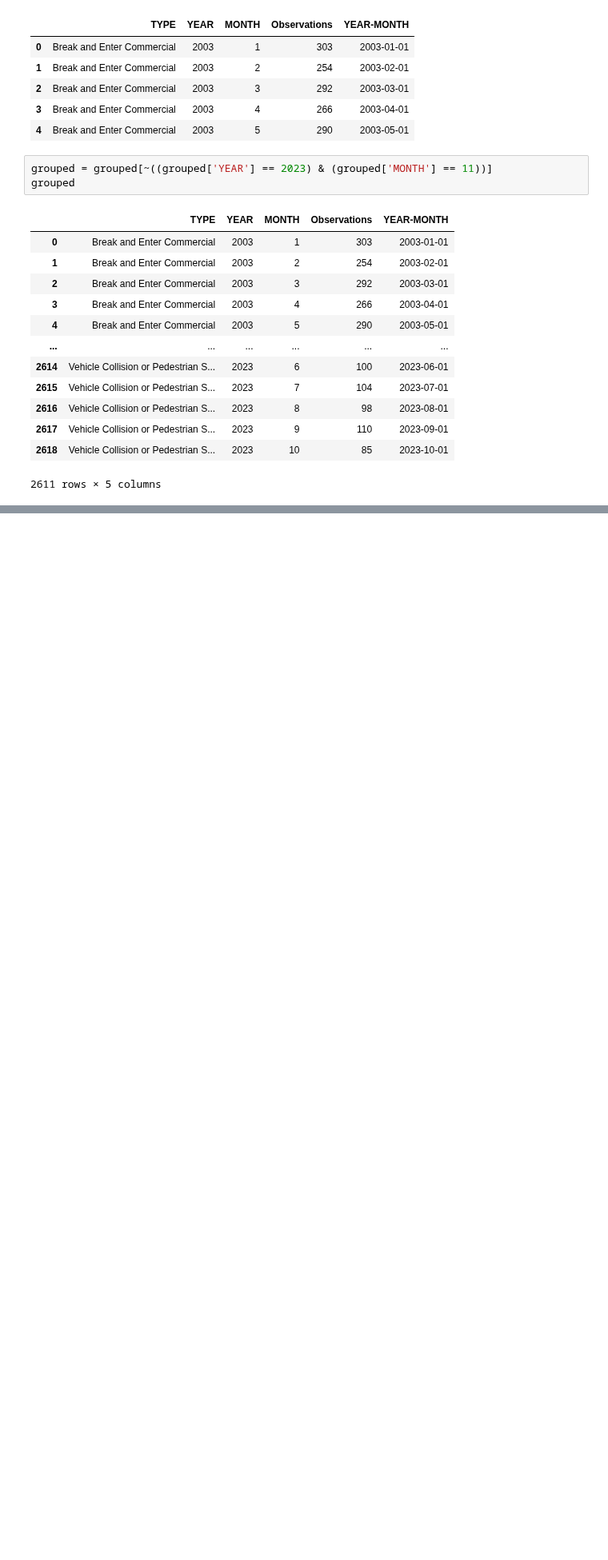
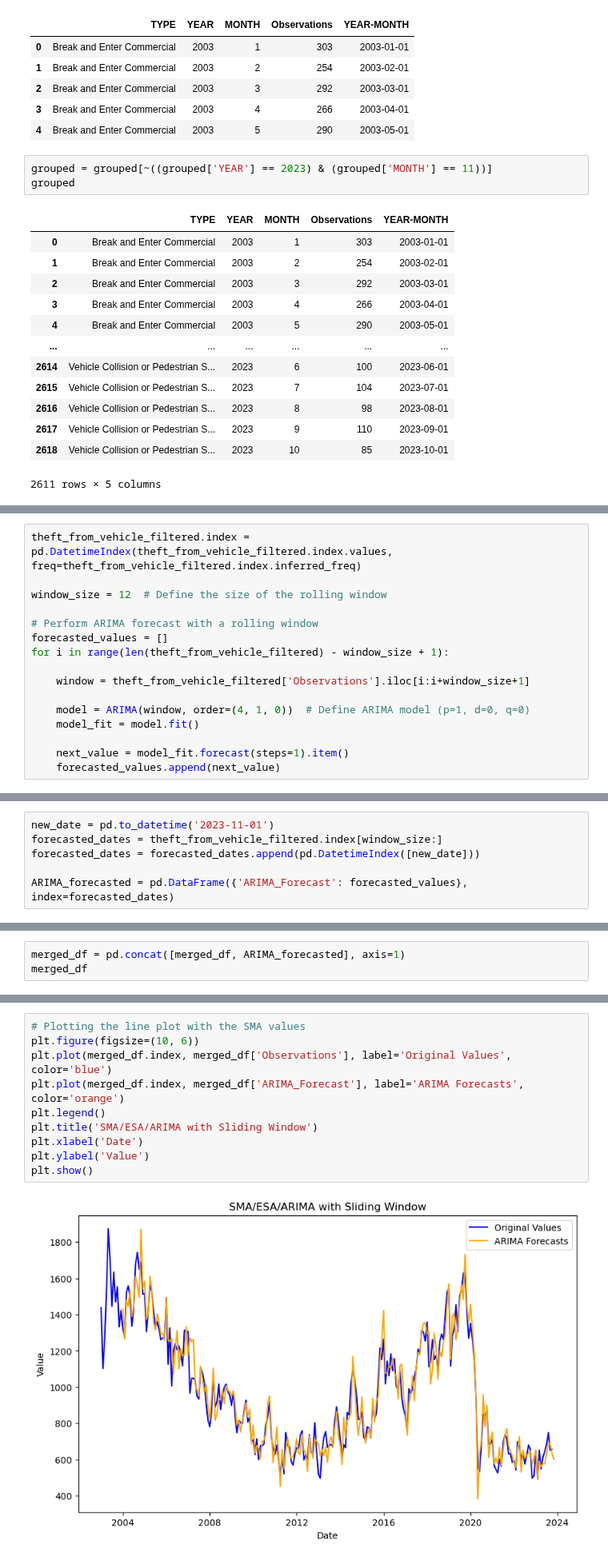
Before and after one commit to UBC-MDS/project-avalon, a Jupyter notebook: preprocessing.ipynb, the cells around one changed output, grey strips where cells are left out. Shown at 80% size. Drawn from its saved outputs; the diff is of its cells as text; blank space fills up the shorter version.

```diff
--- a/preprocessing.ipynb
+++ b/preprocessing.ipynb
@@ -103,0 +205,16 @@ sns.lineplot(data=breaked_and_enter_commercial, x='YEAR-MONTH', y='Observations'
+# %%
+theft_from_vehicle_filtered.index = pd.DatetimeIndex(theft_from_vehicle_filtered.index.values, freq=theft_from_vehicle_filtered.index.inferred_freq)
+
+window_size = 12  # Define the size of the rolling window
+
+# Perform ARIMA forecast with a rolling window
+forecasted_values = []
+for i in range(len(theft_from_vehicle_filtered) - window_size + 1):
+
+    window = theft_from_vehicle_filtered['Observations'].iloc[i:i+window_size+1]
+
+    model = ARIMA(window, order=(4, 1, 0))  # Define ARIMA model (p=1, d=0, q=0)
+    model_fit = model.fit()
+
+    next_value = model_fit.forecast(steps=1).item()
+    forecasted_values.append(next_value)
@@ -103,0 +237,6 @@ sns.lineplot(data=breaked_and_enter_commercial, x='YEAR-MONTH', y='Observations'
+# %%
+new_date = pd.to_datetime('2023-11-01')
+forecasted_dates = theft_from_vehicle_filtered.index[window_size:]
+forecasted_dates = forecasted_dates.append(pd.DatetimeIndex([new_date]))
+
+ARIMA_forecasted = pd.DataFrame({'ARIMA_Forecast': forecasted_values}, index=forecasted_dates)
@@ -103,0 +257,3 @@ sns.lineplot(data=breaked_and_enter_commercial, x='YEAR-MONTH', y='Observations'
+# %%
+merged_df = pd.concat([merged_df, ARIMA_forecasted], axis=1)
+merged_df
@@ -103,0 +274,12 @@ sns.lineplot(data=breaked_and_enter_commercial, x='YEAR-MONTH', y='Observations'
+# %%
+# Plotting the line plot with the SMA values
+plt.figure(figsize=(10, 6))
+plt.plot(merged_df.index, merged_df['Observations'], label='Original Values', color='blue')
+plt.plot(merged_df.index, merged_df['ARIMA_Forecast'], label='ARIMA Forecasts', color='orange')
+plt.legend()
+plt.title('SMA/ESA/ARIMA with Sliding Window')
+plt.xlabel('Date')
+plt.ylabel('Value')
+plt.show()
+# %% [output]
+[figure, added]
```
Also changed, not shown: parts of 20 cells of this notebook.
